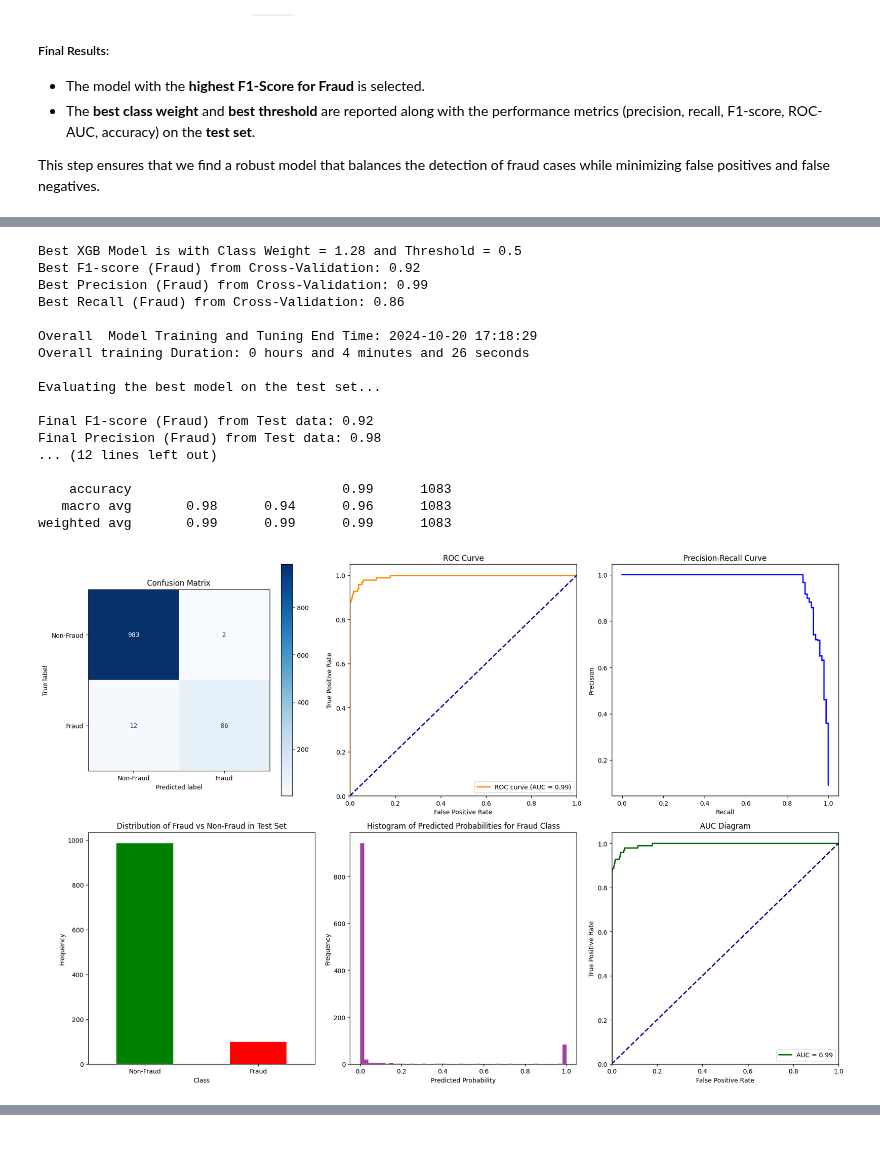
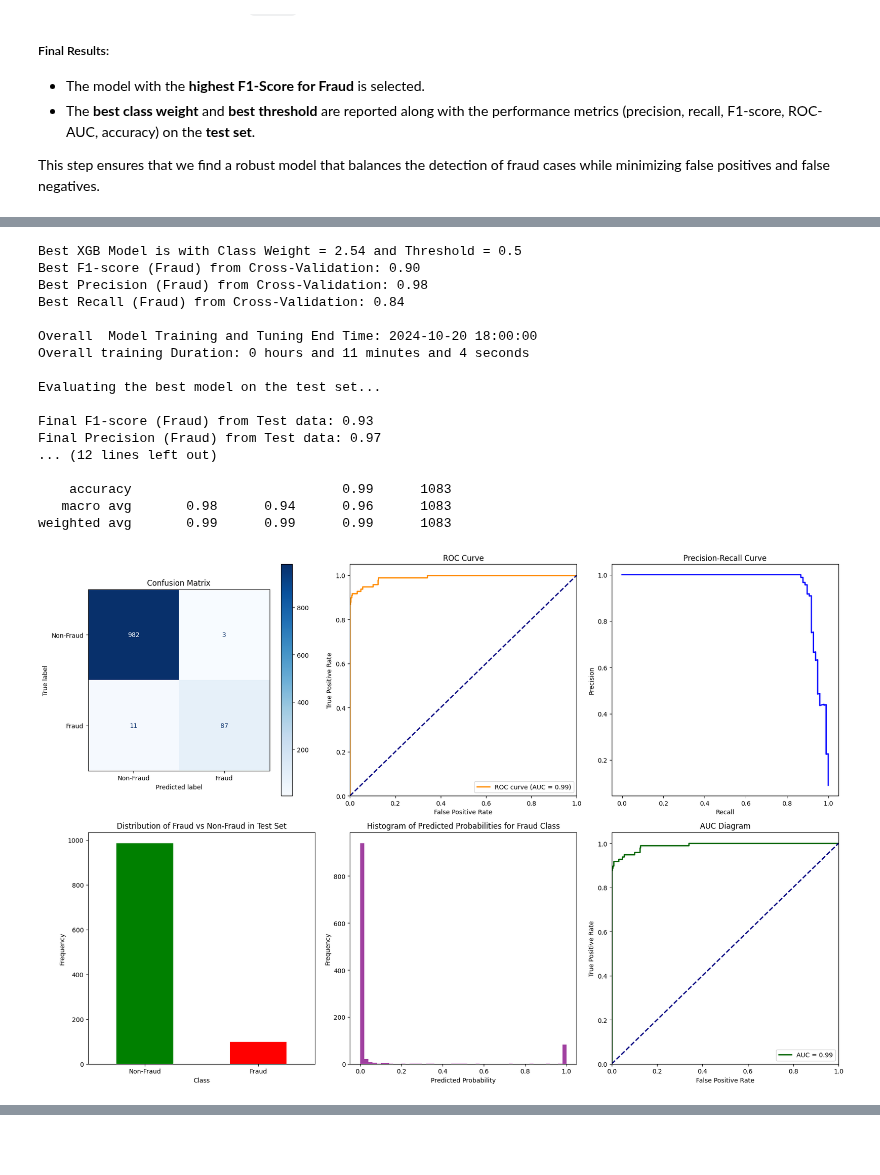
Before and after one commit to chunren/credit-card-fraud-detection-by-ml-xgboost, a Jupyter notebook: credit-card-fraud-detection-by-ml-xgbclassifiers.ipynb, the cells around one changed output, grey strips where cells are left out. Drawn from its saved outputs; the diff is of its cells as text; code cells hidden in the pictures.

```diff
--- a/credit-card-fraud-detection-by-ml-xgbclassifiers.ipynb
+++ b/credit-card-fraud-detection-by-ml-xgbclassifiers.ipynb
@@ -539,7 +539,7 @@ os.makedirs('plots', exist_ok=True)
 # Step 1.2: Parameter Setting
 non_fraud_to_fraud_sample_ratio = 10 # Downsampling the dataset to a 50:1 ratio (non-fraud : fraud)
 test_size = 0.2 # Set the test size to split the sample data for training and test
-k_folds = 2  # Set the number of folds for cross-validation
+k_folds = 5  # Set the number of folds for cross-validation
 split_ratio = 0.8  # 80% training, 20% testing for each fold for cross-validation
 
 
@@ -814,21 +814,21 @@ Overall Model Training and Tuning Start Time: 2024-10-20 17:14:02
-Best XGB Model is with Class Weight = 1.28 and Threshold = 0.5
-Best F1-score (Fraud) from Cross-Validation: 0.92
-Best Precision (Fraud) from Cross-Validation: 0.99
-Best Recall (Fraud) from Cross-Validation: 0.86
+Best XGB Model is with Class Weight = 2.54 and Threshold = 0.5
+Best F1-score (Fraud) from Cross-Validation: 0.90
+Best Precision (Fraud) from Cross-Validation: 0.98
+Best Recall (Fraud) from Cross-Validation: 0.84
 
-Overall  Model Training and Tuning End Time: 2024-10-20 17:18:29
-Overall training Duration: 0 hours and 4 minutes and 26 seconds
+Overall  Model Training and Tuning End Time: 2024-10-20 18:00:00
+Overall training Duration: 0 hours and 11 minutes and 4 seconds
 
 Evaluating the best model on the test set...
 
-Final F1-score (Fraud) from Test data: 0.92
-Final Precision (Fraud) from Test data: 0.98
+Final F1-score (Fraud) from Test data: 0.93
+Final Precision (Fraud) from Test data: 0.97
 ... (12 lines left out)
 
     accuracy                           0.99      1083
    macro avg       0.98      0.94      0.96      1083
 weighted avg       0.99      0.99      0.99      1083
-[figure, old version]
+[figure, new version]
 [figure]
 # %% [markdown]
 &nbsp;
```
Also changed, not shown: parts of 1 cell of this notebook.
